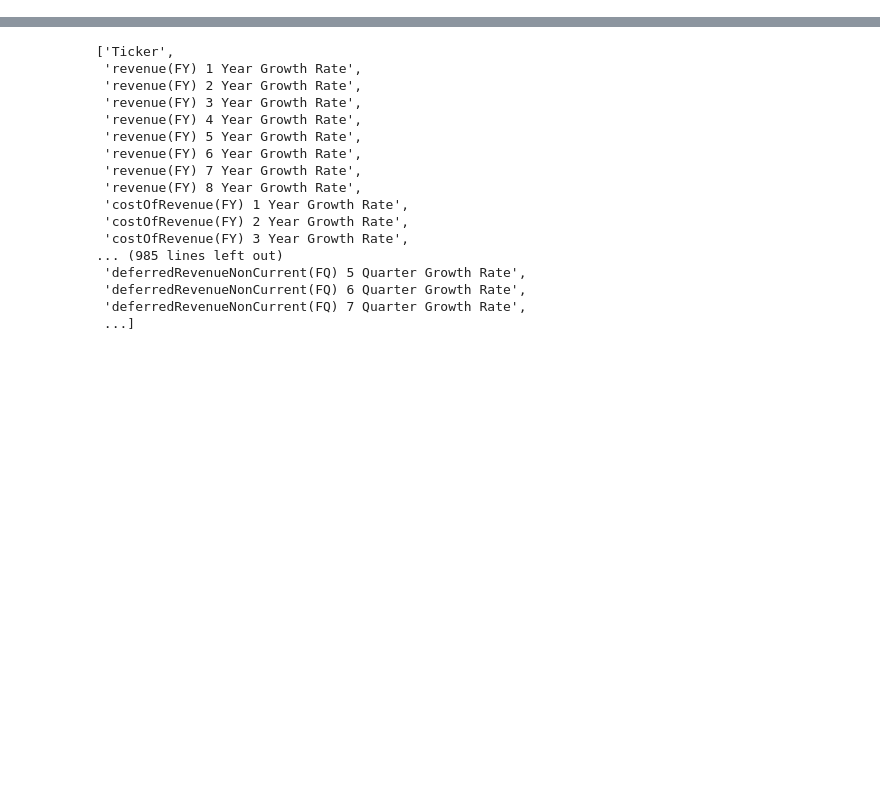
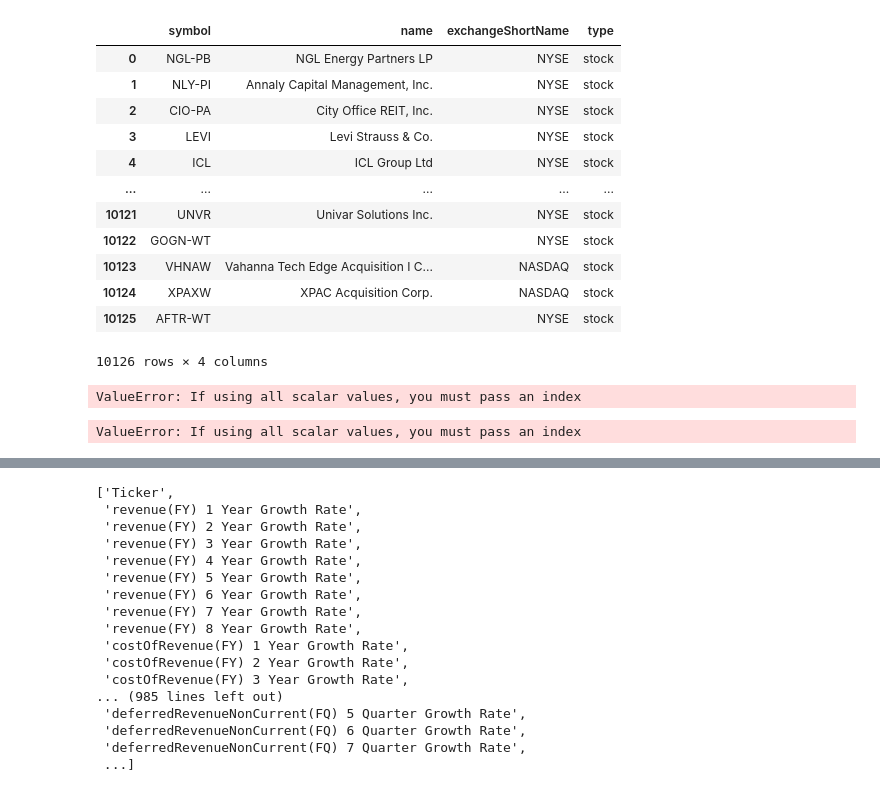
Before and after one commit to Hamza-joosub/StonksModels, a Jupyter notebook: Database.ipynb, the cells around one changed output, grey strips where cells are left out. Drawn from its saved outputs; the diff is of its cells as text; code cells hidden in the pictures; blank space fills up the shorter version.

```diff
--- a/Database.ipynb
+++ b/Database.ipynb
@@ -101,3 +120,25 @@ def get_stock_data(tickerI):
+# %%
+us_stock_database = pd.DataFrame()
+stock_list_pd = pd.read_pickle("StockList")
+stock_list_pd = stock_list_pd.query("type == 'stock'")
+stock_list_pd = stock_list_pd.query("exchangeShortName == 'NYSE' | exchangeShortName == 'NASDAQ'")
+stock_list_pd.reset_index(inplace=True, drop=True)
+stock_list = stock_list_pd["symbol"].to_list()
+stock_list_pd
+# %% [output]
+|  | symbol | name | exchangeShortName | type |
+| 0 | NGL-PB | NGL Energy Partners LP | NYSE | stock |
+| 1 | NLY-PI | Annaly Capital Management, Inc. | NYSE | stock |
+| 2 | CIO-PA | City Office REIT, Inc. | NYSE | stock |
+| 3 | LEVI | Levi Strauss & Co. | NYSE | stock |
+| 4 | ICL | ICL Group Ltd | NYSE | stock |
+| ... | ... | ... | ... | ... |
+| 10121 | UNVR | Univar Solutions Inc. | NYSE | stock |
+| 10122 | GOGN-WT |  | NYSE | stock |
+| 10123 | VHNAW | Vahanna Tech Edge Acquisition I C... | NASDAQ | stock |
+| 10124 | XPAXW | XPAC Acquisition Corp. | NASDAQ | stock |
+| 10125 | AFTR-WT |  | NYSE | stock |
+10126 rows × 4 columns
 # %%
 #Download Raw Data
 us_stock_database = pd.DataFrame()
@@ -111,6 +152,29 @@ for ticker in tqdm(stock_list):
     us_stock_database = pd.concat([us_stock_database, get_stock_data(ticker)])
     #print(f'processed {ticker}')
     us_stock_database.reset_index(drop=True)
+# %%
+get_stock_data('NVDA')
+# %% [output]
+ValueError: If using all scalar values, you must pass an index
+# %%
+response = requests.get("https://financialmodelingprep.com/api/v3/stock-screener?apikey=6ulfs8VItWZcKZTMzNJxwmikpQvSF1cI")
+df = pd.DataFrame(response.json())
+us_stock_database = pd.DataFrame()
+stock_df = df.query("isEtf == False & isFund == False & (exchangeShortName=='NASDAQ' | exchangeShortName=='NYSE' )")
+stock_df = stock_df.sort_values(by = 'marketCap', ascending=False)
+stock_df["Sector"] = stock_df["sector"]
+stock_df["Industry"] = stock_df["industry"]
+stock_df = stock_df.drop(['exchange', 'isEtf', 'isFund', 'isActivelyTrading','sector','industry','marketCap', 'beta', 'price', 'lastAnnualDividend', 'volume'   ], axis=1)
+stock_df.reset_index(inplace=True, drop=True)
+stock_df_list = stock_df['symbol']
+for ticker in tqdm(stock_df_list[0:10]):
+    #tqdm._instances.clear()
+    us_stock_database = pd.concat([us_stock_database, get_stock_data(ticker)],inde)
+
+    #print(f'processed {ticker}')
+    us_stock_database.reset_index(drop=True)
+# %% [output]
+ValueError: If using all scalar values, you must pass an index
 # %%
 #Create Growth Rate DB
 db = pd.read_parquet('NewUSDatabase.parquet')
```
Also changed, not shown: parts of 3 cells of this notebook, 2 other files.
